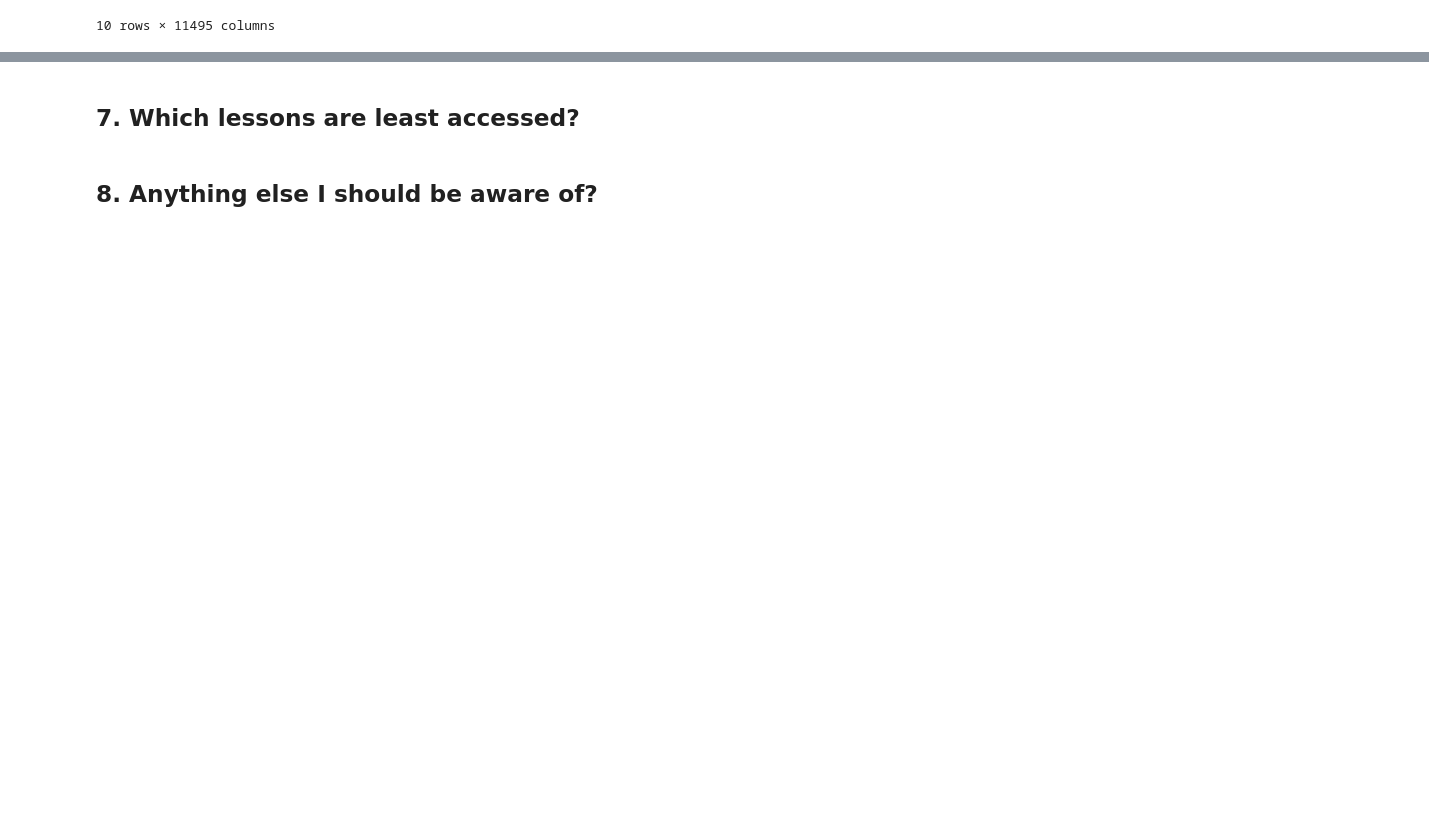
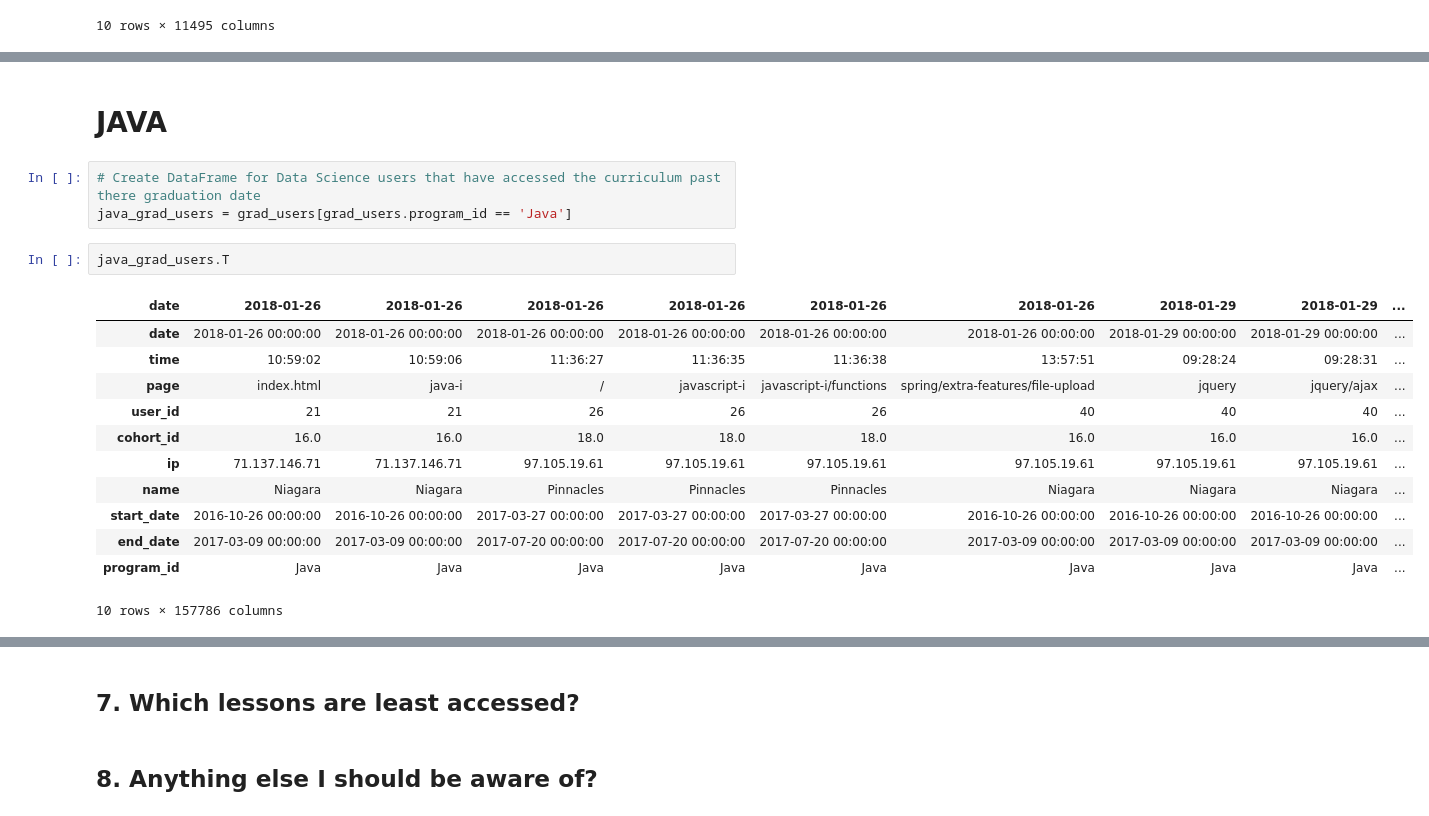
Before and after one commit to Codeup-Mirzakhani-Group1-Project/project-5_anomaly_detection, a Jupyter notebook: Justin_project_work.ipynb, the cells around one changed output, grey strips where cells are left out. Saved outputs shown, nothing was run; the diff lists cells and outputs as text; blank space fills up the shorter version.

```diff
--- a/Justin_project_work.ipynb
+++ b/Justin_project_work.ipynb
@@ -244,0 +317,20 @@ Name: page, dtype: int64
+# %% [markdown]
+# JAVA
+# %%
+# Create DataFrame for Data Science users that have accessed the curriculum past there graduation date
+java_grad_users = grad_users[grad_users.program_id == 'Java']
+# %%
+java_grad_users.T
+# %% [output]
+| date | 2018-01-26 | 2018-01-26 | 2018-01-26 | 2018-01-26 | 2018-01-26 | 2018-01-26 | 2018-01-29 | 2018-01-29 | ... |
+| date | 2018-01-26 00:00:00 | 2018-01-26 00:00:00 | 2018-01-26 00:00:00 | 2018-01-26 00:00:00 | 2018-01-26 00:00:00 | 2018-01-26 00:00:00 | 2018-01-29 00:00:00 | 2018-01-29 00:00:00 | ... |
+| time | 10:59:02 | 10:59:06 | 11:36:27 | 11:36:35 | 11:36:38 | 13:57:51 | 09:28:24 | 09:28:31 | ... |
+| page | index.html | java-i | / | javascript-i | javascript-i/functions | spring/extra-features/file-upload | jquery | jquery/ajax | ... |
+| user_id | 21 | 21 | 26 | 26 | 26 | 40 | 40 | 40 | ... |
+| cohort_id | 16.0 | 16.0 | 18.0 | 18.0 | 18.0 | 16.0 | 16.0 | 16.0 | ... |
+| ip | 71.137.146.71 | 71.137.146.71 | 97.105.19.61 | 97.105.19.61 | 97.105.19.61 | 97.105.19.61 | 97.105.19.61 | 97.105.19.61 | ... |
+| name | Niagara | Niagara | Pinnacles | Pinnacles | Pinnacles | Niagara | Niagara | Niagara | ... |
+| start_date | 2016-10-26 00:00:00 | 2016-10-26 00:00:00 | 2017-03-27 00:00:00 | 2017-03-27 00:00:00 | 2017-03-27 00:00:00 | 2016-10-26 00:00:00 | 2016-10-26 00:00:00 | 2016-10-26 00:00:00 | ... |
+| end_date | 2017-03-09 00:00:00 | 2017-03-09 00:00:00 | 2017-07-20 00:00:00 | 2017-07-20 00:00:00 | 2017-07-20 00:00:00 | 2017-03-09 00:00:00 | 2017-03-09 00:00:00 | 2017-03-09 00:00:00 | ... |
+| program_id | Java | Java | Java | Java | Java | Java | Java | Java | ... |
+10 rows × 157786 columns
```
Also changed, not shown: parts of 19 cells of this notebook.
